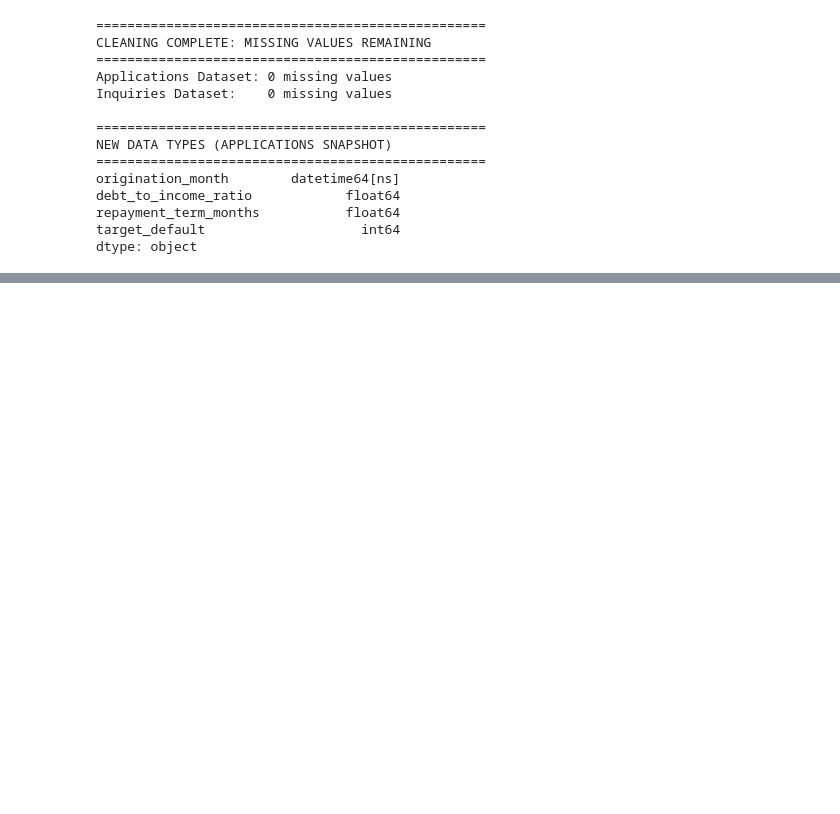
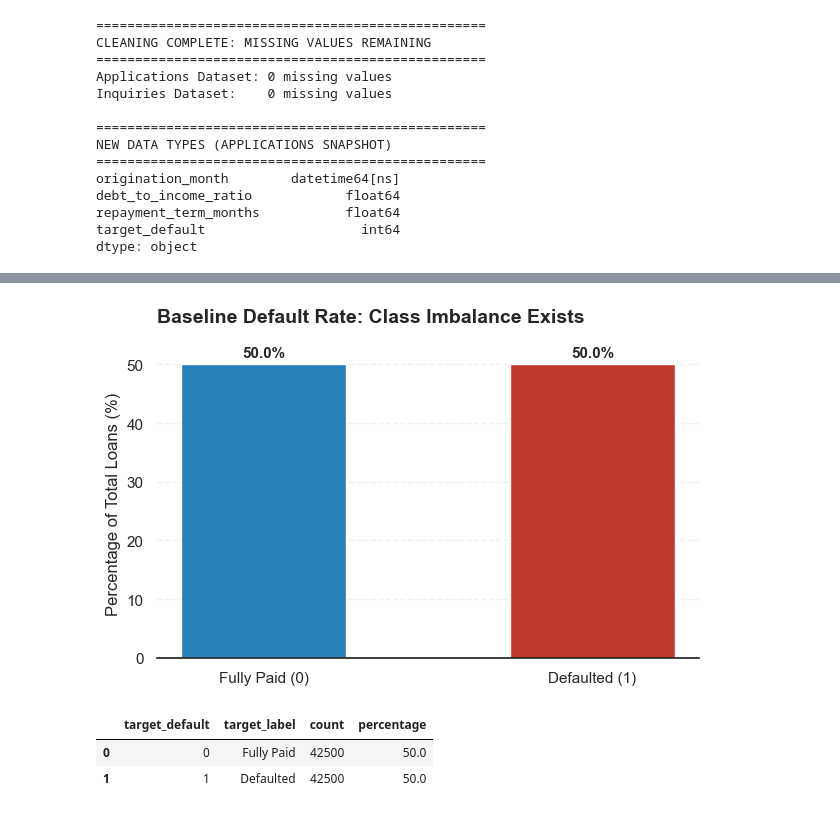
Before and after one commit to VValid1/Python-Project, a Jupyter notebook: Group project.ipynb, the cells around one changed output, grey strips where cells are left out. Cells and saved outputs as stored; diff of their text form; code cells hidden in the pictures; blank space fills up the shorter version.

Commit message:
Data clening, EDA, Feature Engineering, Model and Evaluation

```diff
--- a/Group project.ipynb
+++ b/Group project.ipynb
@@ -243,21 +243,22 @@ cr_app_clean_df['origination_month'] = pd.to_datetime(cr_app_clean_df['originati
 
 # Text-to-Numeric Parsing
 # Applications Data
-cr_app_clean_df['repayment_term_months'] = cr_app_clean_df['repayment_term_text'].astype(str).str.replace(' months', '', regex=False).str.strip().astype(float)
-cr_app_clean_df['interest_rate'] = cr_app_clean_df['interest_rate_text'].astype(str).str.strip().astype(float)
-cr_app_clean_df['revolving_utilization'] = cr_app_clean_df['revolving_utilization_text'].astype(str).str.replace('%', '', regex=False).str.strip().astype(float)
+cr_app_clean_df['repayment_term_months'] = cr_app_clean_df['repayment_term_text'].astype(str).str.replace(' months', '', regex=False).str.strip().astype(float) # remome months text and convert to float
+cr_app_clean_df['interest_rate'] = cr_app_clean_df['interest_rate_text'].astype(str).str.strip().astype(float) # remove leading/trailing spaces and convert to float
+cr_app_clean_df['revolving_utilization'] = cr_app_clean_df['revolving_utilization_text'].astype(str).str.replace('%', '', regex=False).str.strip().astype(float) # remove leading/trailing spaces and convert to float
 cr_app_clean_df['employment_tenure_years'] = cr_app_clean_df['employment_tenure_text'].astype(str).str.extract(r'(\d+)').astype(float)
 
 cr_app_clean_df['debt_to_income_ratio'] = (
     pd.to_numeric(
         cr_app_clean_df['debt_to_income_ratio'].astype(str).str.strip(),
         errors='coerce'
-    )
+    ) # Convert to numeric, coercing errors to NaN
 )
-
-# # Correcting Datatypes (Counts to Int)
-# cr_app_clean_df['open_credit_lines'] = cr_app_clean_df['open_credit_lines'].astype(int)
-# cr_app_clean_df['public_records_count'] = cr_app_clean_df['public_records_count'].astype(int)
+# %%
+# Standardize housing status casing
+cr_app_clean_df['housing_status'] = (cr_app_clean_df['housing_status'].astype(str).str.strip().str.title())
+
+cr_app_clean_df['region_code'] = (cr_app_clean_df['region_code'].astype(str).str.strip().str.upper()) # Standardize region code casing
 # %%
 # Missing Value Imputation
 
@@ -445,0 +385,46 @@ Hello
+# %%
+# Visual Configuration
+sns.set_theme(style="white") # Clean white background
+plt.rcParams['font.size'] = 11
+color_base = '#95a5a6'  # Neutral Grey
+color_safe = '#2980b9'  # Trust Blue
+color_risk = '#c0392b'  # Alert Red
+# %%
+# Figure 1: Baseline Target Distribution
+fig, ax = plt.subplots(figsize=(7, 4))
+target_counts = cr_app_clean_df['target_default'].value_counts(normalize=True) * 100
+bars = ax.bar(['Fully Paid (0)', 'Defaulted (1)'], target_counts, color=[color_safe, color_risk], width=0.5)
+
+ax.set_title('Baseline Default Rate: Class Imbalance Exists', loc='left', fontsize=14, fontweight='bold', pad=20)
+ax.set_ylabel('Percentage of Total Loans (%)')
+sns.despine(left=True, bottom=False) # Remove borders
+ax.yaxis.grid(True, linestyle='--', alpha=0.3) # Light gridlines
+
+# Add percentage labels
+for bar in bars:
+    height = bar.get_height()
+    ax.annotate(f'{height:.1f}%', xy=(bar.get_x() + bar.get_width() / 2, height),
+                xytext=(0, 3), textcoords="offset points", ha='center', va='bottom', fontweight='bold')
+plt.show()
+# %% [output]
+[figure, added]
+# %%
+# Counts
+target_counts = cr_app_clean_df['target_default'].value_counts()
+
+# Percentages
+target_pct = cr_app_clean_df['target_default'].value_counts(normalize=True) * 100
+
+# Build DataFrame
+fig1_df = pd.DataFrame({'target_default': target_counts.index, 'count': target_counts.values, 'percentage': target_pct.values})
+
+fig1_df['target_label'] = fig1_df['target_default'].map({0: 'Fully Paid', 1: 'Defaulted'})
+
+# Reorder columns
+fig1_df = fig1_df[['target_default', 'target_label', 'count', 'percentage']]
+
+fig1_df
+# %% [output]
+|  | target_default | target_label | count | percentage |
+| 0 | 0 | Fully Paid | 42500 | 50.0 |
+| 1 | 1 | Defaulted | 42500 | 50.0 |
```
Also changed, not shown: parts of 42 cells of this notebook.
